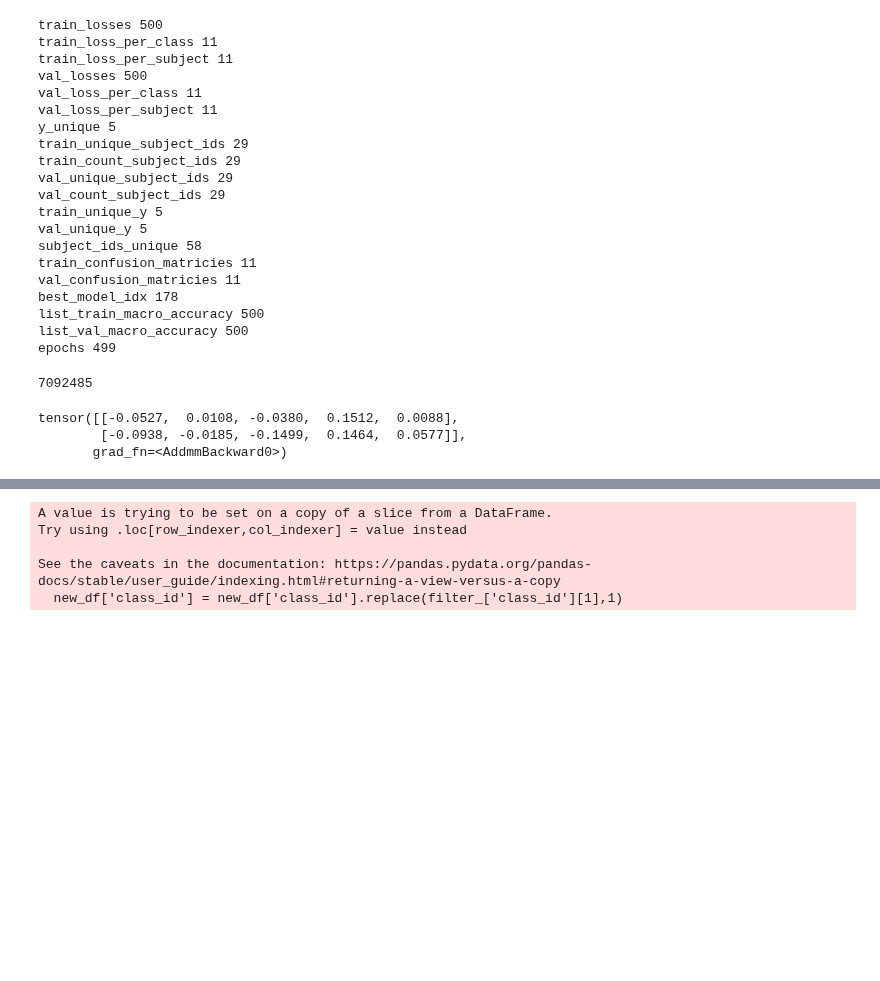
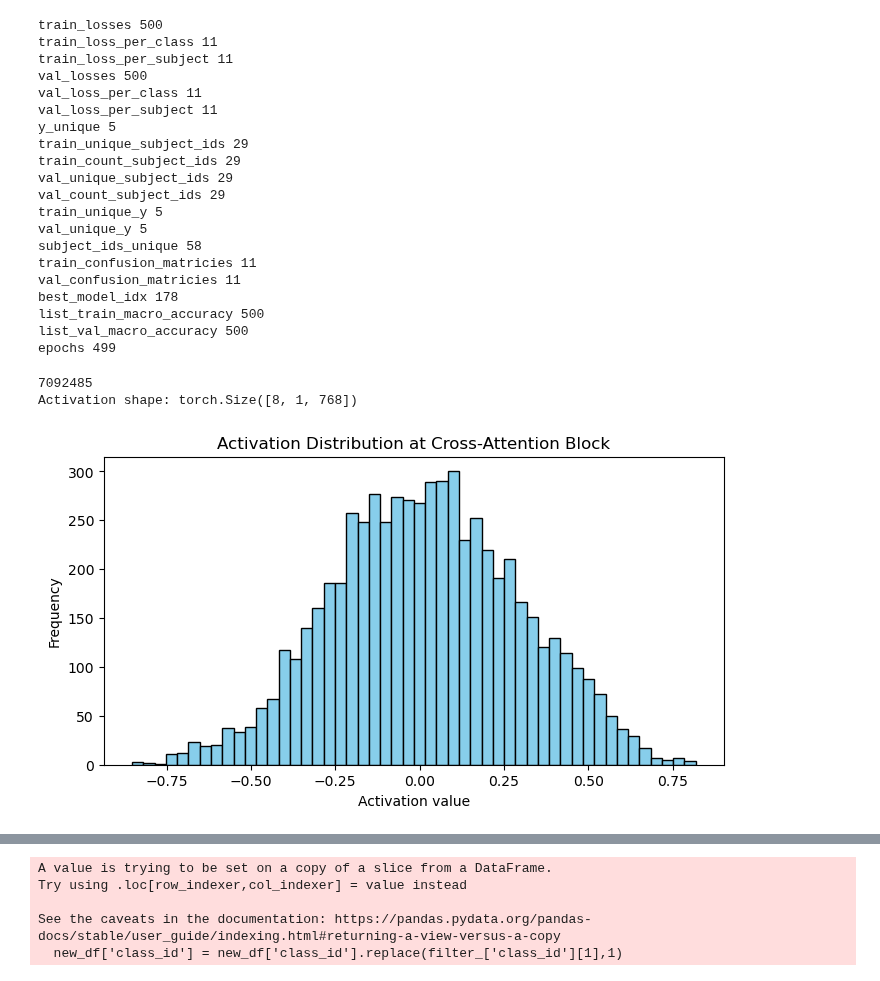
Before and after one commit to villifCoder559/PainAssessmentVideo, a Jupyter notebook: test.ipynb, the cells around one changed output, grey strips where cells are left out. Saved outputs shown, nothing was run; the diff lists cells and outputs as text; code cells hidden in the pictures; blank space fills up the shorter version.

```diff
--- a/test.ipynb
+++ b/test.ipynb
@@ -422,23 +422,56 @@ best_model_idx 178
 list_train_macro_accuracy 500
 list_val_macro_accuracy 500
 epochs 499
-# %%
-import sys
-import torch
-
-sys.path.append('jepa')
-from jepa.src.models.attentive_pooler import AttentiveClassifier
-att_classifier = AttentiveClassifier(num_classes=5,pos_enc=True)
-num_params = sum(p.numel() for p in att_classifier.parameters())
-print(num_params)
-x_sample = torch.randn(2,3,768)
-att_classifier(x_sample)
-x_sample = torch.randn(2,5,768)
-att_classifier(x_sample)
-# %% [output]
-7092485
-tensor([[-0.0527,  0.0108, -0.0380,  0.1512,  0.0088],
-        [-0.0938, -0.0185, -0.1499,  0.1464,  0.0577]],
-       grad_fn=<AddmmBackward0>)
+# %%
+import sys
+import torch
+import matplotlib.pyplot as plt
+
+sys.path.append('jepa')
+from jepa.src.models.attentive_pooler import AttentiveClassifier
+att_classifier = AttentiveClassifier(num_classes=5,pos_enc=True)
+num_params = sum(p.numel() for p in att_classifier.parameters())
+print(num_params)
+x_sample = torch.randn(2,3,768)
+att_classifier(x_sample)
+x_sample = torch.randn(2,5,768)
+att_classifier(x_sample)
+
+# Dictionary to store activations from the hook.
+activations = {}
+
+def activation_hook(module, input, output):
+    # Save the output (detach to avoid keeping the computation graph)
+    activations['attn_out'] = output.detach()
+
+# Register the forward hook on the cross_attention_block.
+# If you want to monitor the final output of the cross-attention block, register it on that module.
+hook_handle = att_classifier.pooler.cross_attention_block.register_forward_hook(activation_hook)
+
+# Run a forward pass with your input (make sure your input x is of shape [B, T, C]).
+dummy_input = torch.randn(8, 196, 768)  # Example: batch size 8, sequence length 196, embedding size 768.
+_ = att_classifier(dummy_input)
+
+# Now extract the activations.
+attn_activations = activations.get('attn_out')
+if attn_activations is None:
+    print("No activations captured. Check your hook registration.")
+else:
+    print("Activation shape:", attn_activations.shape)
+    # Flatten and convert to CPU numpy array for plotting.
+    act_flat = attn_activations.view(-1).cpu().numpy()
+    plt.figure(figsize=(8, 4))
+    plt.hist(act_flat, bins=50, color='skyblue', edgecolor='black')
+    plt.title("Activation Distribution at Cross-Attention Block")
+    plt.xlabel("Activation value")
+    plt.ylabel("Frequency")
+    plt.show()
+
+# Remove the hook to avoid unwanted effects in further passes.
+hook_handle.remove()
+# %% [output]
+7092485
+Activation shape: torch.Size([8, 1, 768])
+[figure, added]
 # %%
 import custom.head as head
```
Also changed, not shown: parts of 16 cells of this notebook, 1 other file.
